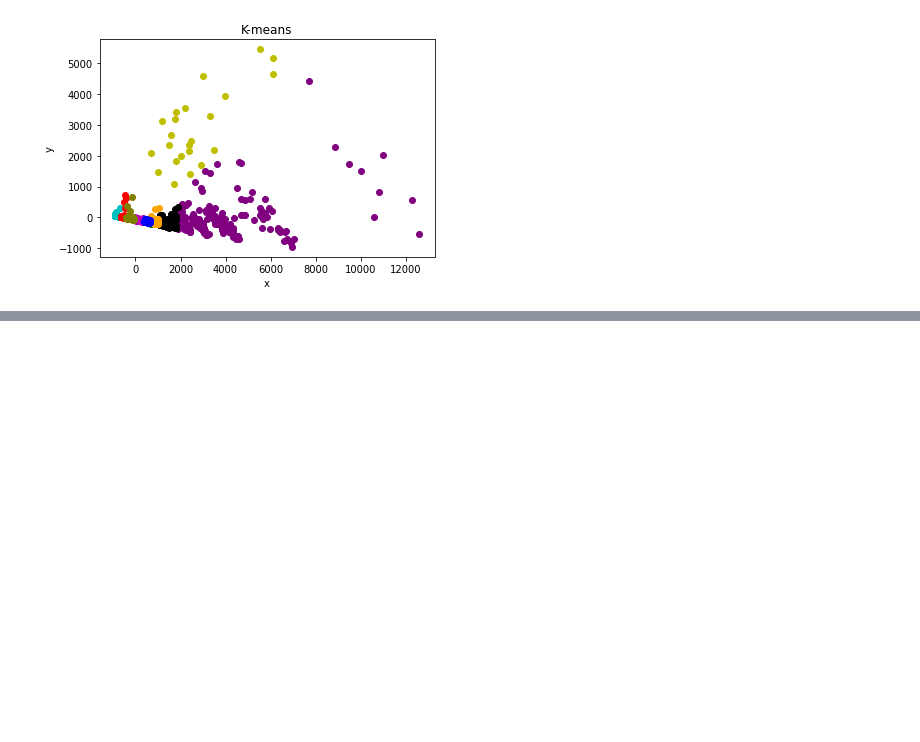
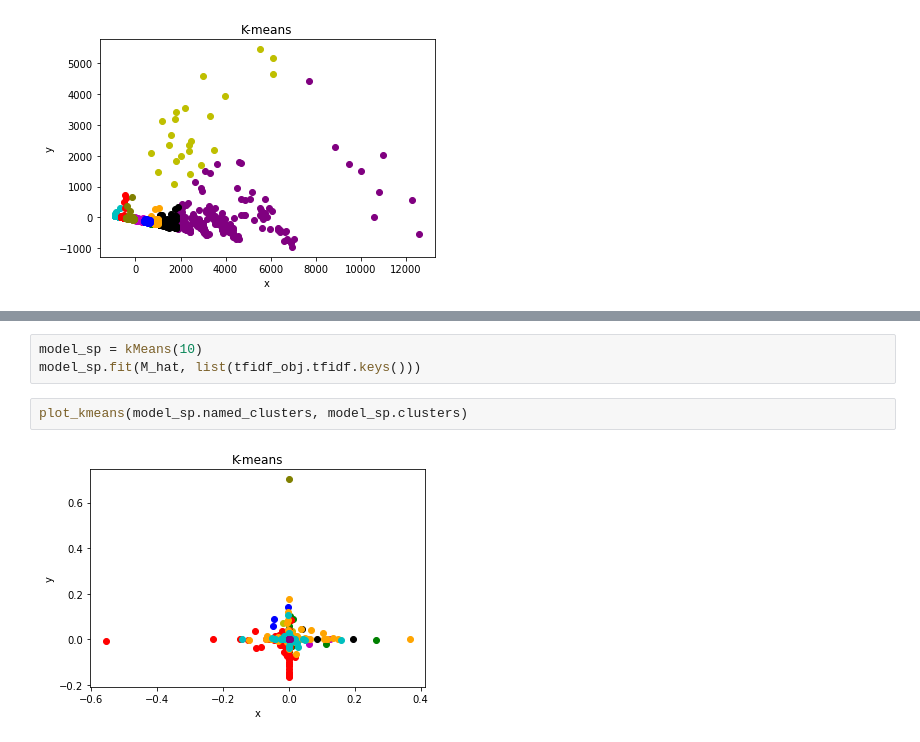
Before and after one commit to KarlaDSJ/PlayPhrase2.0, a Jupyter notebook: notebooks/Agrupar.ipynb, the cells around one changed output, grey strips where cells are left out. Cells and saved outputs as stored; diff of their text form; blank space fills up the shorter version.

```diff
--- a/notebooks/Agrupar.ipynb
+++ b/notebooks/Agrupar.ipynb
@@ -328,0 +383,7 @@ pickle.dump([model.named_clusters, model.clusters], open("../pkl/video_class.pkl
+# %%
+model_sp = kMeans(10)
+model_sp.fit(M_hat, list(tfidf_obj.tfidf.keys()))
+# %%
+plot_kmeans(model_sp.named_clusters, model_sp.clusters)
+# %% [output]
+[figure, added]
```
Also changed, not shown: parts of 12 cells of this notebook, 1 other file.
